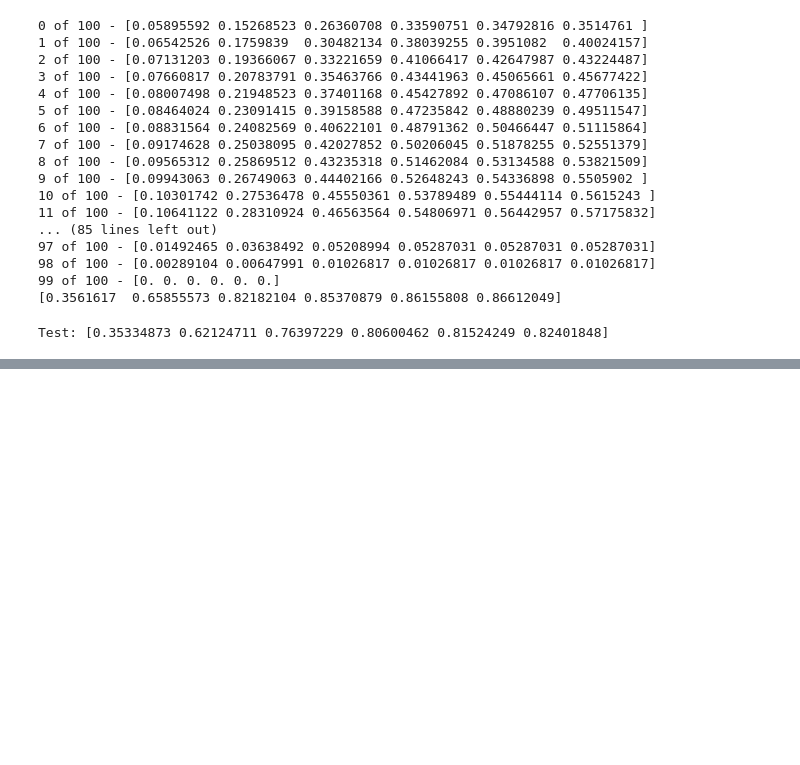
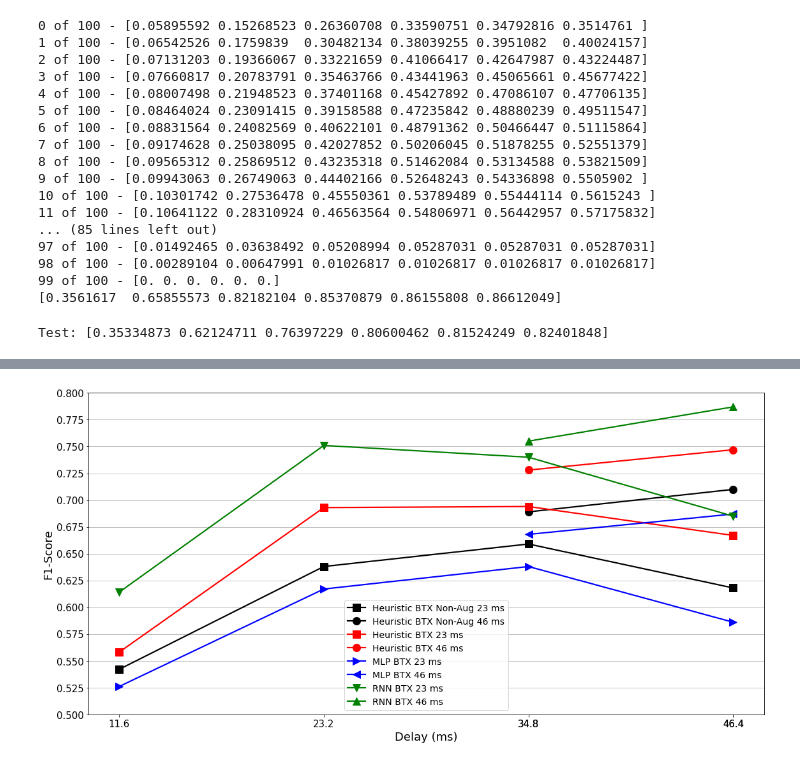
Before and after one commit to alejandrodl/beatbox-onset-detection, a Jupyter notebook: src/models/__Heuristic_Real-Time.ipynb, the cells around one changed output, grey strips where cells are left out. Saved outputs shown, nothing was run; the diff lists cells and outputs as text; code cells hidden in the pictures; blank space fills up the shorter version.

```diff
--- a/src/models/__Heuristic_Real-Time.ipynb
+++ b/src/models/__Heuristic_Real-Time.ipynb
@@ -210 +404,30 @@ Test: [0.35334873 0.62124711 0.76397229 0.80600462 0.81524249 0.82401848]
+# %%
+# Plot all
+
+x = np.array([11.6,23.2,34.8,46.4,34.8,46.4])
+markersize = 12
+linewidth = 2.2
+
+plt.figure(figsize=(16,8))
+plt.plot(x[:4], heuristic_btx[:4], 'ks-', markersize=markersize, linewidth=linewidth, label='Heuristic BTX Non-Aug 23 ms')
+plt.plot(x[4:], heuristic_btx[4:], 'ko-', markersize=markersize, linewidth=linewidth, label='Heuristic BTX Non-Aug 46 ms')
+plt.plot(x[:4], heuristic_btx_aug[:4], 'rs-', markersize=markersize, linewidth=linewidth, label='Heuristic BTX 23 ms')
+plt.plot(x[4:], heuristic_btx_aug[4:], 'ro-', markersize=markersize, linewidth=linewidth, label='Heuristic BTX 46 ms')
+plt.plot(x[:4], mlp_btx[:4], 'b>-', markersize=markersize, linewidth=linewidth, label='MLP BTX 23 ms')
+plt.plot(x[4:], mlp_btx[4:], 'b<-', markersize=markersize, linewidth=linewidth, label='MLP BTX 46 ms')
+plt.plot(x[:4], rnn_btx[:4], 'gv-', markersize=markersize, linewidth=linewidth, label='RNN BTX 23 ms')
+plt.plot(x[4:], rnn_btx[4:], 'g^-', markersize=markersize, linewidth=linewidth, label='RNN BTX 46 ms')
+plt.xlabel('Delay (ms)', fontsize=18)
+plt.ylabel('F1-Score', fontsize=18)
+plt.yticks([0.5,0.525,0.55,0.575,0.6,0.625,0.65,0.675,0.7,0.725,0.75,0.775,0.8], fontsize=15)
+plt.xticks(x.tolist(), fontsize=15)
+plt.legend(loc='lower center', prop={'size': 14})
+plt.grid(axis='y')
+plt.tight_layout()
+plt.savefig('../../results/fig_online_classification_btx.pdf', format='pdf')
+plt.show()
+
+plt.close()
+# %% [output]
+[figure, added]
 # %%
```
Also changed, not shown: parts of 10 cells of this notebook, 10 other files.
